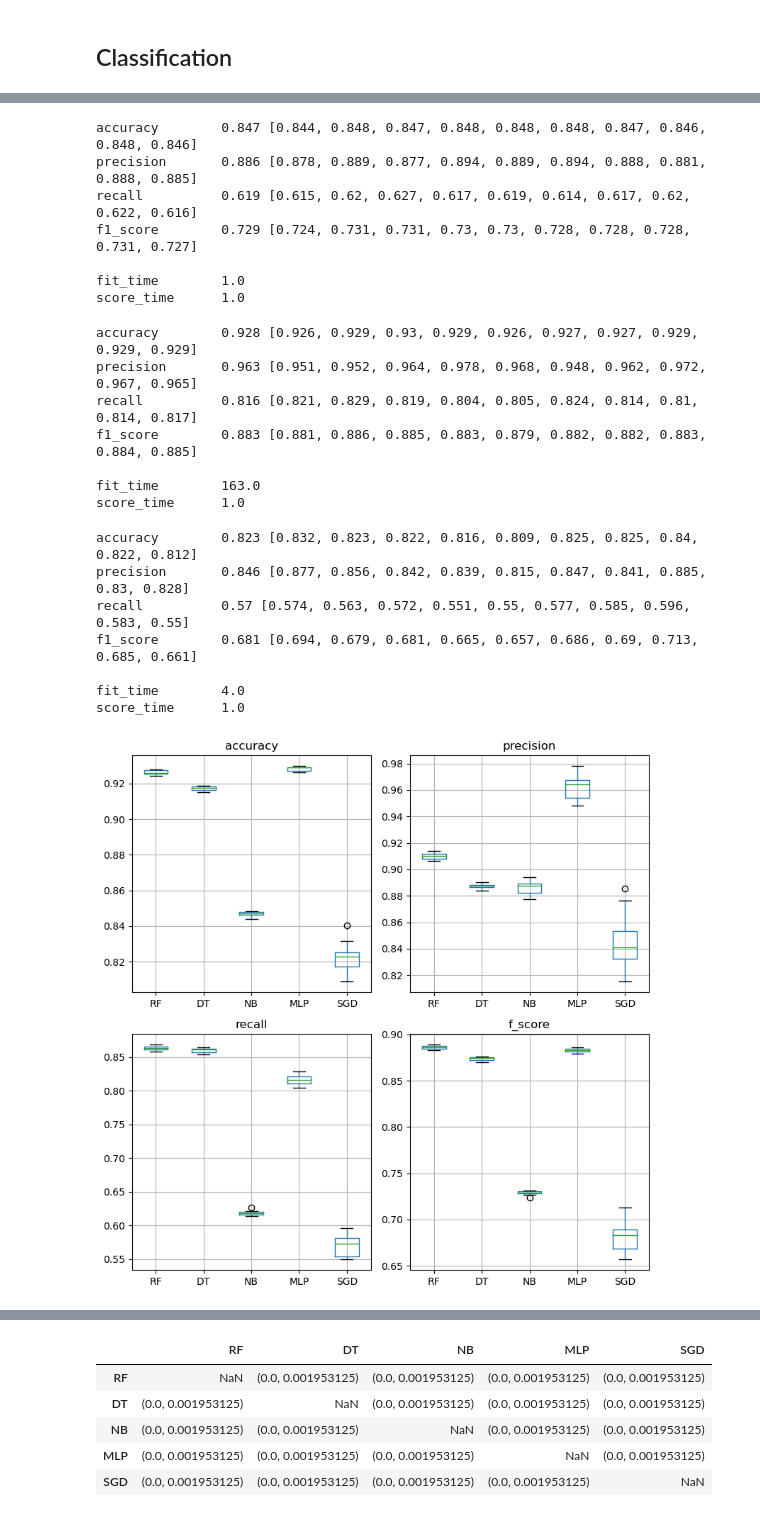
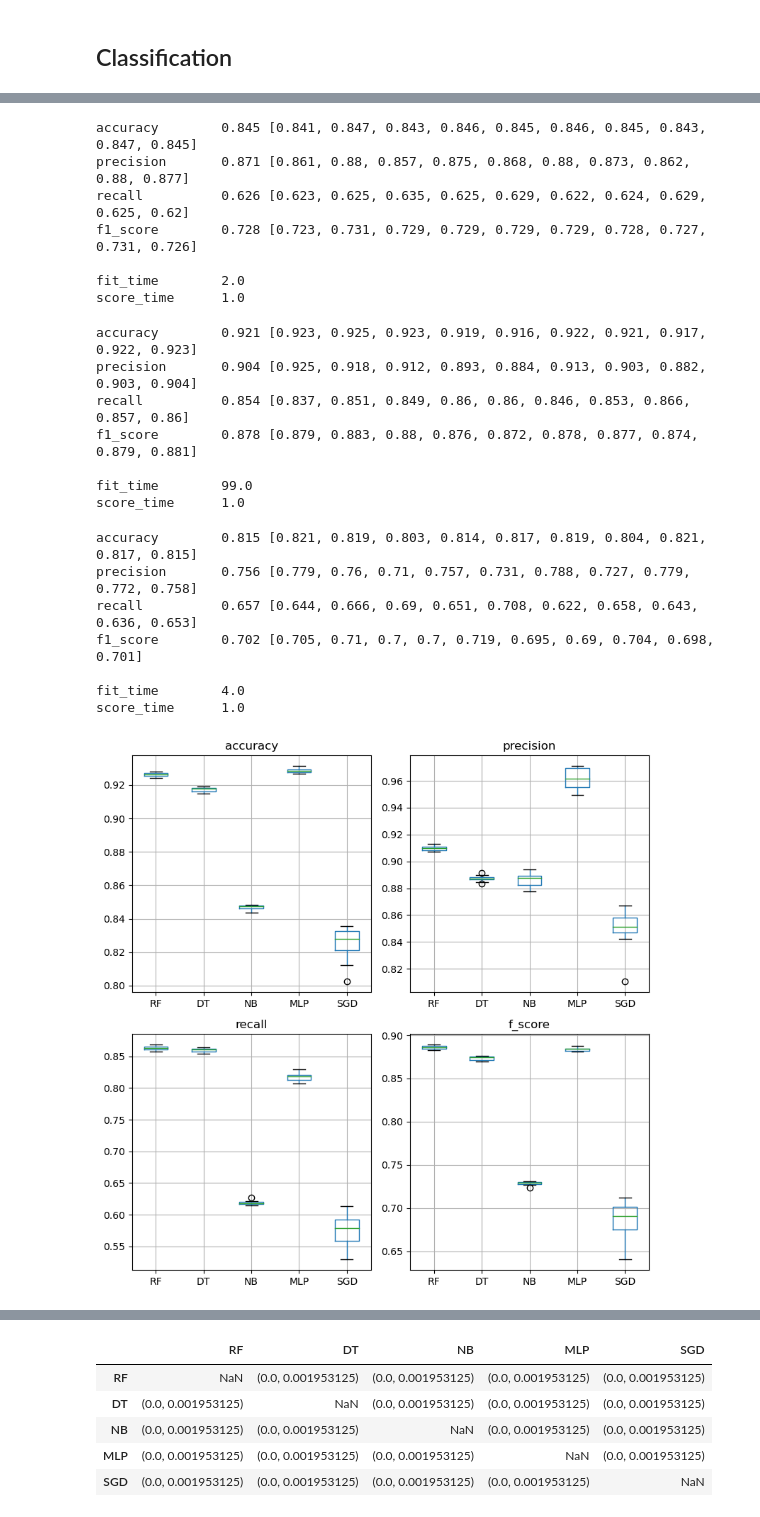
Before and after one commit to Metalcape/url-classifier, a Jupyter notebook: url-classifier.ipynb, the cells around one changed output, grey strips where cells are left out. Drawn from its saved outputs; the diff is of its cells as text; code cells hidden in the pictures.

```diff
--- a/url-classifier.ipynb
+++ b/url-classifier.ipynb
@@ -443,10 +443,11 @@ from sklearn.model_selection import StratifiedKFold
 K_FOLDS = 10
 skf = StratifiedKFold(K_FOLDS, shuffle=True, random_state=42)
 # %%
+names = ['accuracy', 'precision', 'recall', 'f1_score']
+
 def print_metrics(results):
-    metrics = ['accuracy','precision', 'recall','f1_score']
-    for metric in metrics:
-        print(f'{metric:15}', np.round(results["test_"+metric].mean(),3), [np.round(elem,3) for elem in results["test_"+metric]])
+    for name in names:
+        print(f'{name:15}', np.round(results["test_"+name].mean(),3), [np.round(elem,3) for elem in results["test_"+name]])
     print()
     print(f'{"fit_time":15}', np.round(results["fit_time"].mean()))
     print(f'{"score_time":15}', np.round(results["score_time"].mean()))
@@ -495,10 +624,8 @@ f1_score        0.873 [0.87, 0.876, 0.873, 0.876, 0.87, 0.874, 0.872, 0.874, 0.8
 fit_time        3.0
 score_time      1.0
 # %%
-from sklearn.naive_bayes import GaussianNB
-
-NB_clf = GaussianNB()
-NB_cross = cross_validate(NB_clf, train_x, train_Y, scoring={
+pipe = Pipeline([('sample', RandomUnderSampler(random_state=42)), ('clf', GaussianNB())])
+NB_cross = cross_validate(pipe, train_x, train_Y, scoring={
                                                         'precision': make_scorer(precision_score, pos_label='malicious'),
                                                         'recall': make_scorer(recall_score, pos_label='malicious'),
                                                         'f1_score': make_scorer(f1_score, pos_label='malicious'),
@@ -508,19 +635,15 @@ NB_cross = cross_validate(NB_clf, train_x, train_Y, scoring={
                         n_jobs=-1)
 print_metrics(NB_cross)
 # %% [output]
-accuracy        0.847 [0.844, 0.848, 0.847, 0.848, 0.848, 0.848, 0.847, 0.846, 0.848, 0.846]
-precision       0.886 [0.878, 0.889, 0.877, 0.894, 0.889, 0.894, 0.888, 0.881, 0.888, 0.885]
-recall          0.619 [0.615, 0.62, 0.627, 0.617, 0.619, 0.614, 0.617, 0.62, 0.622, 0.616]
-f1_score        0.729 [0.724, 0.731, 0.731, 0.73, 0.73, 0.728, 0.728, 0.728, 0.731, 0.727]
+accuracy        0.845 [0.841, 0.847, 0.843, 0.846, 0.845, 0.846, 0.845, 0.843, 0.847, 0.845]
+precision       0.871 [0.861, 0.88, 0.857, 0.875, 0.868, 0.88, 0.873, 0.862, 0.88, 0.877]
+recall          0.626 [0.623, 0.625, 0.635, 0.625, 0.629, 0.622, 0.624, 0.629, 0.625, 0.62]
+f1_score        0.728 [0.723, 0.731, 0.729, 0.729, 0.729, 0.729, 0.728, 0.727, 0.731, 0.726]
 
-fit_time        1.0
+fit_time        2.0
 score_time      1.0
 # %%
-from sklearn.neural_network import MLPClassifier
-from sklearn.preprocessing import StandardScaler
-from sklearn.pipeline import Pipeline
-
-MLP_pipe = Pipeline([('vect', StandardScaler()), ('clf', MLPClassifier())])
+MLP_pipe = Pipeline([('sample', RandomUnderSampler(random_state=42)), ('vect', StandardScaler()), ('clf', MLPClassifier())])
 MLP_cross = cross_validate(MLP_pipe, train_x, train_Y, scoring={
                                                         'precision': make_scorer(precision_score, pos_label='malicious'),
                                                         'recall': make_scorer(recall_score, pos_label='malicious'),
@@ -531,18 +654,15 @@ MLP_cross = cross_validate(MLP_pipe, train_x, train_Y, scoring={
                         n_jobs=-1)
 print_metrics(MLP_cross)
 # %% [output]
-accuracy        0.928 [0.926, 0.929, 0.93, 0.929, 0.926, 0.927, 0.927, 0.929, 0.929, 0.929]
-precision       0.963 [0.951, 0.952, 0.964, 0.978, 0.968, 0.948, 0.962, 0.972, 0.967, 0.965]
-recall          0.816 [0.821, 0.829, 0.819, 0.804, 0.805, 0.824, 0.814, 0.81, 0.814, 0.817]
-f1_score        0.883 [0.881, 0.886, 0.885, 0.883, 0.879, 0.882, 0.882, 0.883, 0.884, 0.885]
+accuracy        0.921 [0.923, 0.925, 0.923, 0.919, 0.916, 0.922, 0.921, 0.917, 0.922, 0.923]
+precision       0.904 [0.925, 0.918, 0.912, 0.893, 0.884, 0.913, 0.903, 0.882, 0.903, 0.904]
+recall          0.854 [0.837, 0.851, 0.849, 0.86, 0.86, 0.846, 0.853, 0.866, 0.857, 0.86]
+f1_score        0.878 [0.879, 0.883, 0.88, 0.876, 0.872, 0.878, 0.877, 0.874, 0.879, 0.881]
 
-fit_time        163.0
+fit_time        99.0
 score_time      1.0
 # %%
-from sklearn.linear_model import SGDClassifier
-from sklearn.kernel_approximation import RBFSampler
-
-SGD_pipe = Pipeline([('vect', StandardScaler()), ('rbf', RBFSampler()), ('clf', SGDClassifier())])
+SGD_pipe = Pipeline([('sample', RandomUnderSampler(random_state=42)), ('vect', StandardScaler()), ('rbf', RBFSampler()), ('clf', SGDClassifier())])
 SGD_cross = cross_validate(SGD_pipe, train_x, train_Y, scoring={
                                                         'precision': make_scorer(precision_score, pos_label='malicious'),
                                                         'recall': make_scorer(recall_score, pos_label='malicious'),
@@ -553,30 +673,10 @@ SGD_cross = cross_validate(SGD_pipe, train_x, train_Y, scoring={
                         n_jobs=-1)
 print_metrics(SGD_cross)
 # %% [output]
-accuracy        0.823 [0.832, 0.823, 0.822, 0.816, 0.809, 0.825, 0.825, 0.84, 0.822, 0.812]
-precision       0.846 [0.877, 0.856, 0.842, 0.839, 0.815, 0.847, 0.841, 0.885, 0.83, 0.828]
-recall          0.57 [0.574, 0.563, 0.572, 0.551, 0.55, 0.577, 0.585, 0.596, 0.583, 0.55]
-f1_score        0.681 [0.694, 0.679, 0.681, 0.665, 0.657, 0.686, 0.69, 0.713, 0.685, 0.661]
+accuracy        0.815 [0.821, 0.819, 0.803, 0.814, 0.817, 0.819, 0.804, 0.821, 0.817, 0.815]
+precision       0.756 [0.779, 0.76, 0.71, 0.757, 0.731, 0.788, 0.727, 0.779, 0.772, 0.758]
+recall          0.657 [0.644, 0.666, 0.69, 0.651, 0.708, 0.622, 0.658, 0.643, 0.636, 0.653]
+f1_score        0.702 [0.705, 0.71, 0.7, 0.7, 0.719, 0.695, 0.69, 0.704, 0.698, 0.701]
 
 fit_time        4.0
 score_time      1.0
-# %%
-accuracy = pd.DataFrame({'RF':RF_cross['test_accuracy'], 'DT': DT_cross['test_accuracy'], 'NB':NB_cross['test_accuracy'], 'MLP':MLP_cross['test_accuracy'], 'SGD':SGD_cross['test_accuracy']})
-precision = pd.DataFrame({'RF':RF_cross['test_precision'], 'DT': DT_cross['test_precision'], 'NB':NB_cross['test_precision'], 'MLP':MLP_cross['test_precision'], 'SGD':SGD_cross['test_precision']})
-recall = pd.DataFrame({'RF':RF_cross['test_recall'], 'DT': DT_cross['test_recall'], 'NB':NB_cross['test_recall'], 'MLP':MLP_cross['test_recall'], 'SGD':SGD_cross['test_recall']})
-f_score = pd.DataFrame({'RF':RF_cross['test_f1_score'], 'DT': DT_cross['test_f1_score'], 'NB':NB_cross['test_f1_score'], 'MLP':MLP_cross['test_f1_score'], 'SGD':SGD_cross['test_f1_score']})
-
-metrics = [accuracy, precision, recall, f_score]
-titles = ['accuracy', 'precision', 'recall', 'f_score']
-fig, axes = plt.subplots(nrows=2, ncols=2, figsize=(8, 8))
-for i, metric in enumerate(metrics):
-    row = i // 2
-    col = i % 2
-    ax = axes[row, col]
-    bars = metric.boxplot(ax=ax, rot=0)
-    ax.set_title(titles[i])
-
-plt.tight_layout()
-plt.show()
-# %% [output]
-[figure, removed]
@@ -595,0 +683,4 @@ for m, metric in enumerate(metrics):
+# %%
+plot_metrics()
+# %% [output]
+[figure, added]
```
Also changed, not shown: parts of 28 cells of this notebook.
